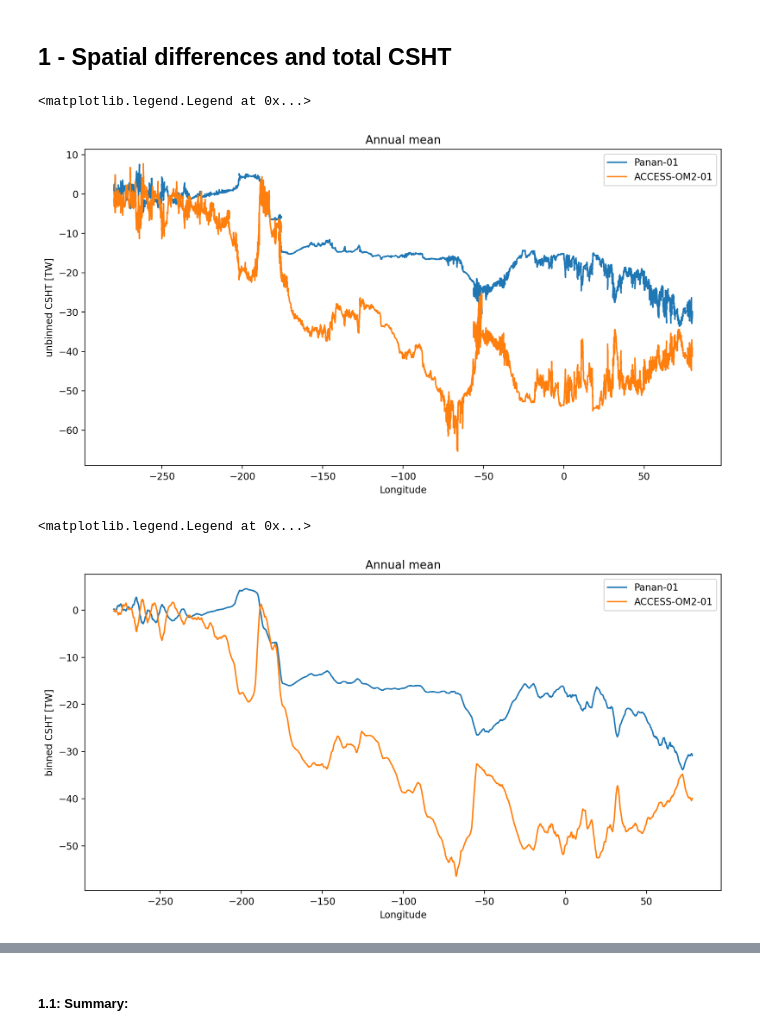
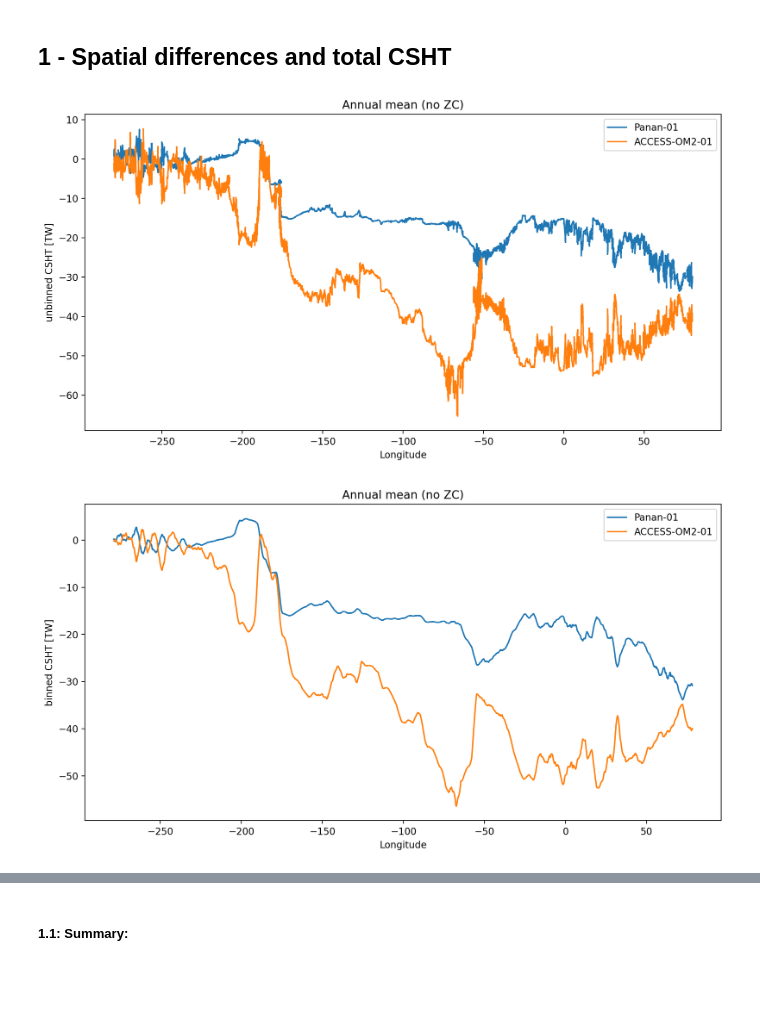
Before and after one commit to willaguiar/Panan_HT_ASC, a Jupyter notebook: Jupyter/Mean_CSHT_pananVSom2.ipynb, the cells around one changed output, grey strips where cells are left out. Cells and saved outputs as stored; diff of their text form; code cells hidden in the pictures; blank space fills up the shorter version.

```diff
--- a/Jupyter/Mean_CSHT_pananVSom2.ipynb
+++ b/Jupyter/Mean_CSHT_pananVSom2.ipynb
@@ -91,23 +92,23 @@ OM2_factor=OM2_unbinned_HT_mean.sum()/(OM2_binned_CSHT_mean+OM2_binned_ZC_mean).
 # %%
 fig = plt.figure(figsize=(12,6))
 
 plt.plot(P01_unbinned_lon,P01_unbinned_HT_mean.cumsum()/1e12,label='Panan-01')
 plt.plot(OM2_unbinned_lon,OM2_unbinned_HT_mean.cumsum()/1e12,label='ACCESS-OM2-01')
-plt.xlabel('Longitude'); plt.ylabel('unbinned CSHT [TW]'); plt.title('Annual mean')
+plt.xlabel('Longitude'); plt.ylabel('unbinned CSHT [TW]'); plt.title('Annual mean (no ZC)')
 plt.legend()
+plt.savefig(figdir+'unbinned_HT_cumsum_Annual_mean.png',dpi=300)
 # %% [output]
-<matplotlib.legend.Legend at 0x...>
-[figure, old version]
+[figure, new version]
 # %%
 fig = plt.figure(figsize=(12,6))
 
 plt.plot(P01_binned_lon,P01_binned_CSHT_mean.cumsum()*panan_factor/1e12,label='Panan-01')
 plt.plot(OM2_binned_lon,OM2_binned_CSHT_mean.cumsum()*OM2_factor/1e12,label='ACCESS-OM2-01')
-plt.xlabel('Longitude'); plt.ylabel('binned CSHT [TW]'); plt.title('Annual mean')
+plt.xlabel('Longitude'); plt.ylabel('binned CSHT [TW]'); plt.title('Annual mean (no ZC)')
 plt.legend()
+plt.savefig(figdir+'binned_HT_cumsum_Annual_mean.png',dpi=300)
 # %% [output]
-<matplotlib.legend.Legend at 0x...>
-[figure, old version]
+[figure, new version]
 # %%
 fig = plt.figure(figsize=(12,6))
 
```
Also changed, not shown: parts of 14 cells of this notebook.
